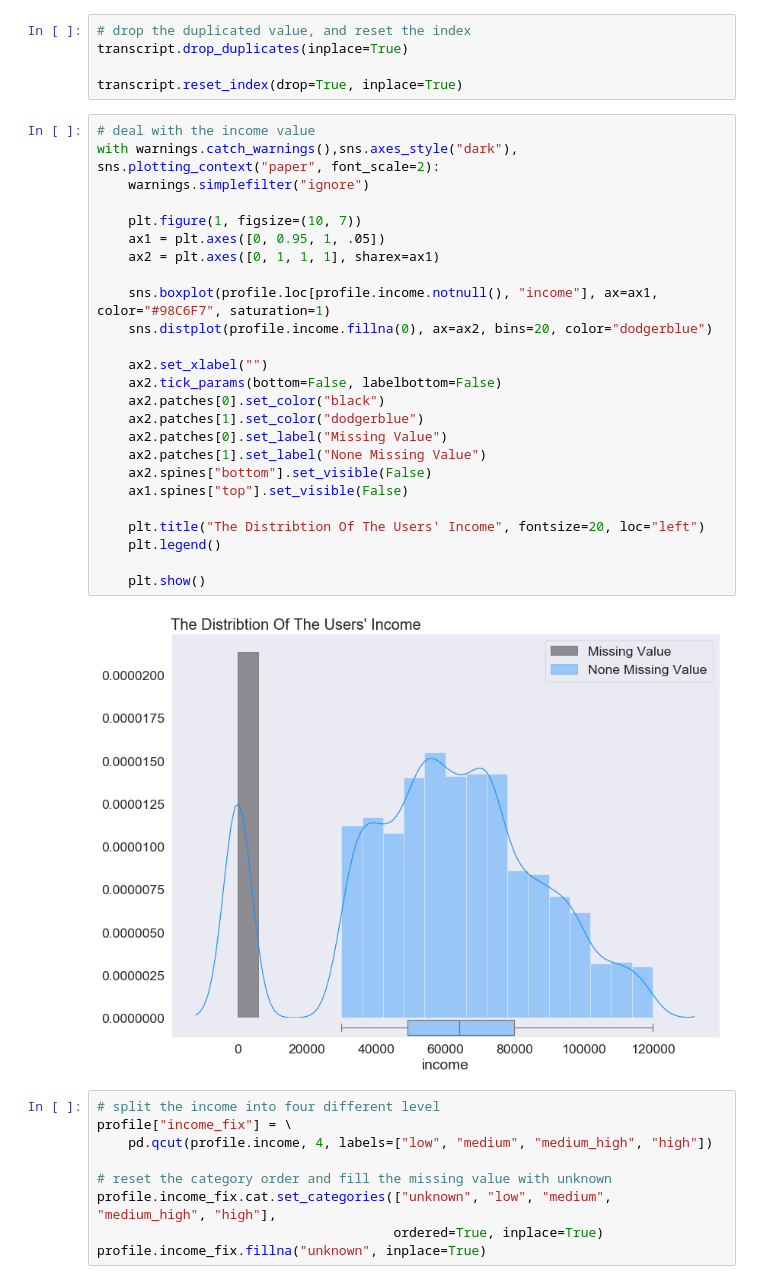
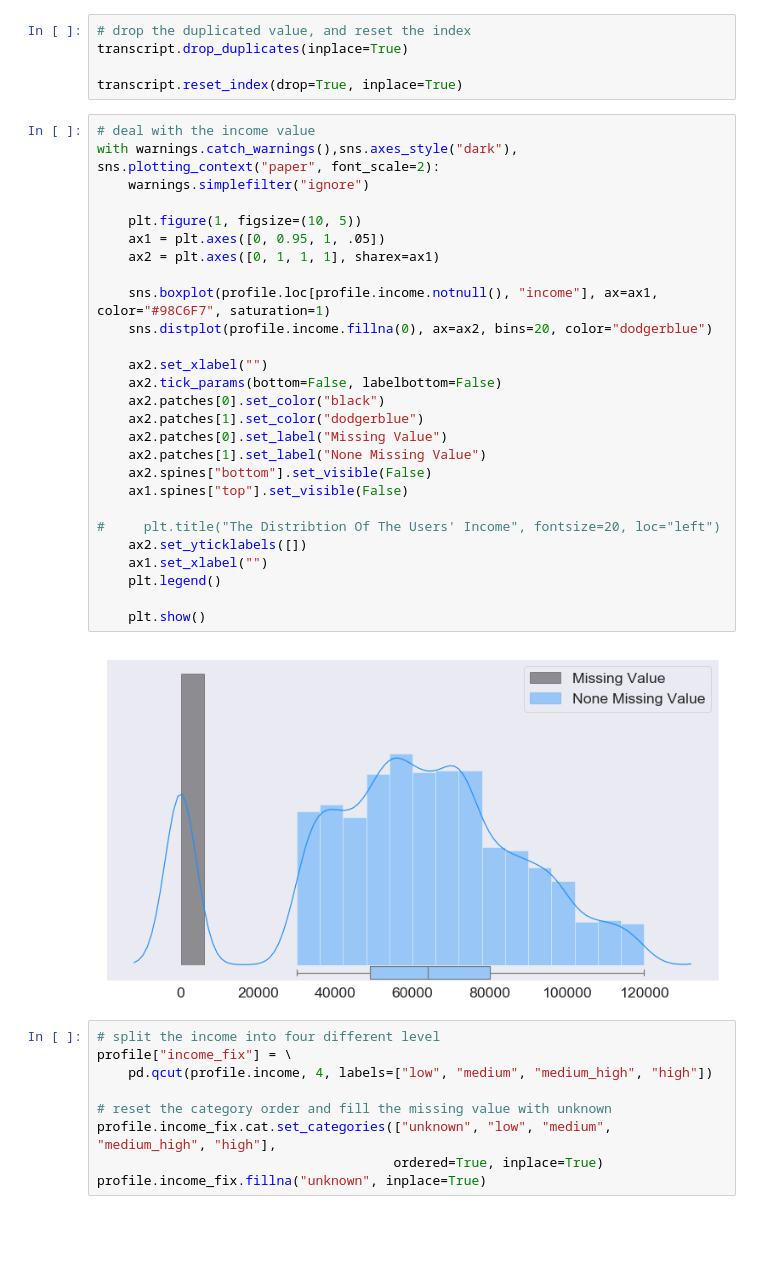
Before and after one commit to ZenRay/StarbucksReport, a Jupyter notebook: Starbucks_Capstone_notebook.ipynb, the cells around one changed output. Drawn from its saved outputs; the diff is of its cells as text; blank space fills up the shorter version.

```diff
--- a/Starbucks_Capstone_notebook.ipynb
+++ b/Starbucks_Capstone_notebook.ipynb
@@ -267,30 +274,32 @@ transcript.reset_index(drop=True, inplace=True)
 # %%
 # deal with the income value
 with warnings.catch_warnings(),sns.axes_style("dark"), sns.plotting_context("paper", font_scale=2):
     warnings.simplefilter("ignore")
 
-    plt.figure(1, figsize=(10, 7))
+    plt.figure(1, figsize=(10, 5))
     ax1 = plt.axes([0, 0.95, 1, .05])
     ax2 = plt.axes([0, 1, 1, 1], sharex=ax1)
 
     sns.boxplot(profile.loc[profile.income.notnull(), "income"], ax=ax1, color="#98C6F7", saturation=1)
     sns.distplot(profile.income.fillna(0), ax=ax2, bins=20, color="dodgerblue")
 
     ax2.set_xlabel("")
     ax2.tick_params(bottom=False, labelbottom=False)
     ax2.patches[0].set_color("black")
     ax2.patches[1].set_color("dodgerblue")
     ax2.patches[0].set_label("Missing Value")
     ax2.patches[1].set_label("None Missing Value")
     ax2.spines["bottom"].set_visible(False)
     ax1.spines["top"].set_visible(False)
 
-    plt.title("The Distribtion Of The Users' Income", fontsize=20, loc="left")
+#     plt.title("The Distribtion Of The Users' Income", fontsize=20, loc="left")
+    ax2.set_yticklabels([])
+    ax1.set_xlabel("")
     plt.legend()
 
     plt.show()
 # %% [output]
-[figure, old version]
+[figure, new version]
 # %%
 # split the income into four different level
 profile["income_fix"] = \
```
Also changed, not shown: parts of 16 cells of this notebook, 6 other files.
